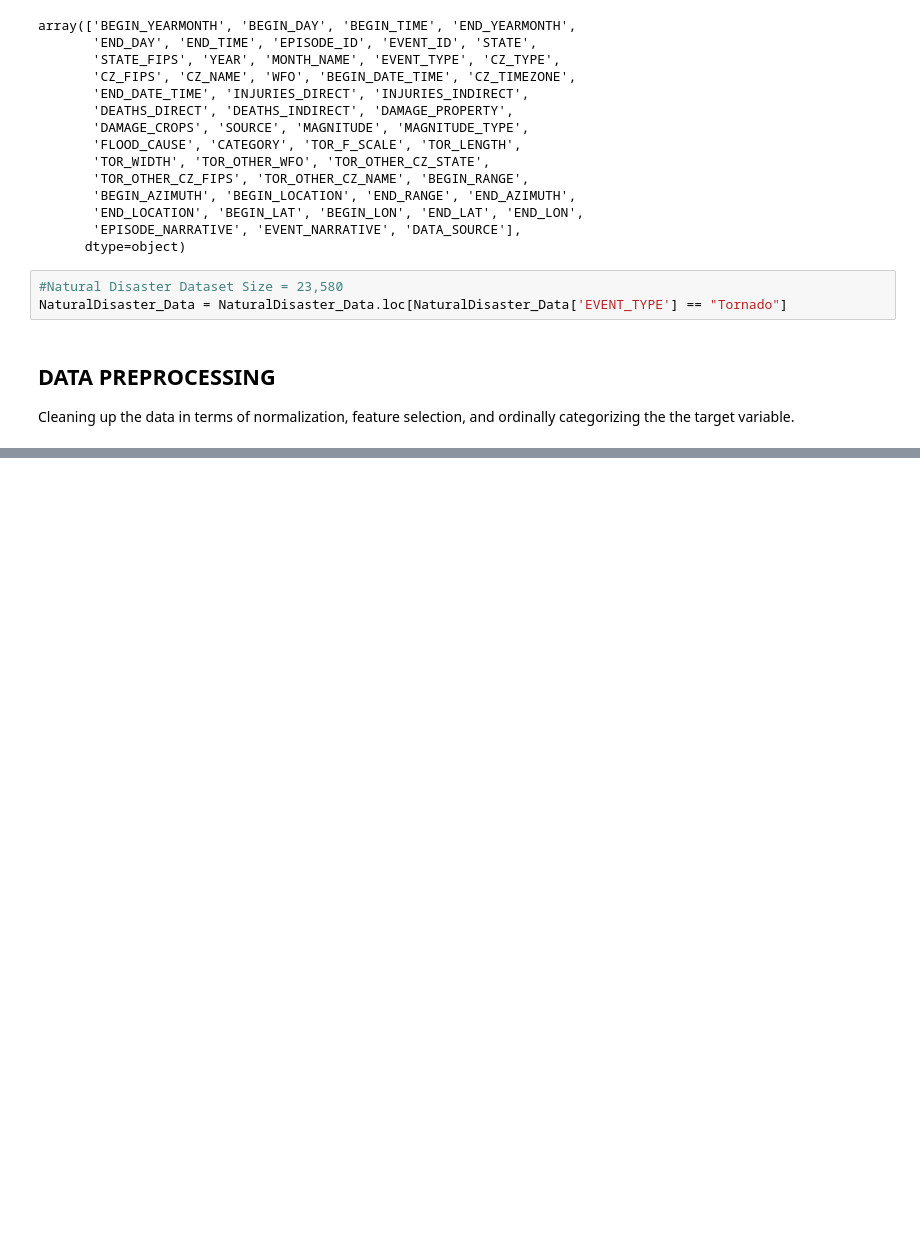
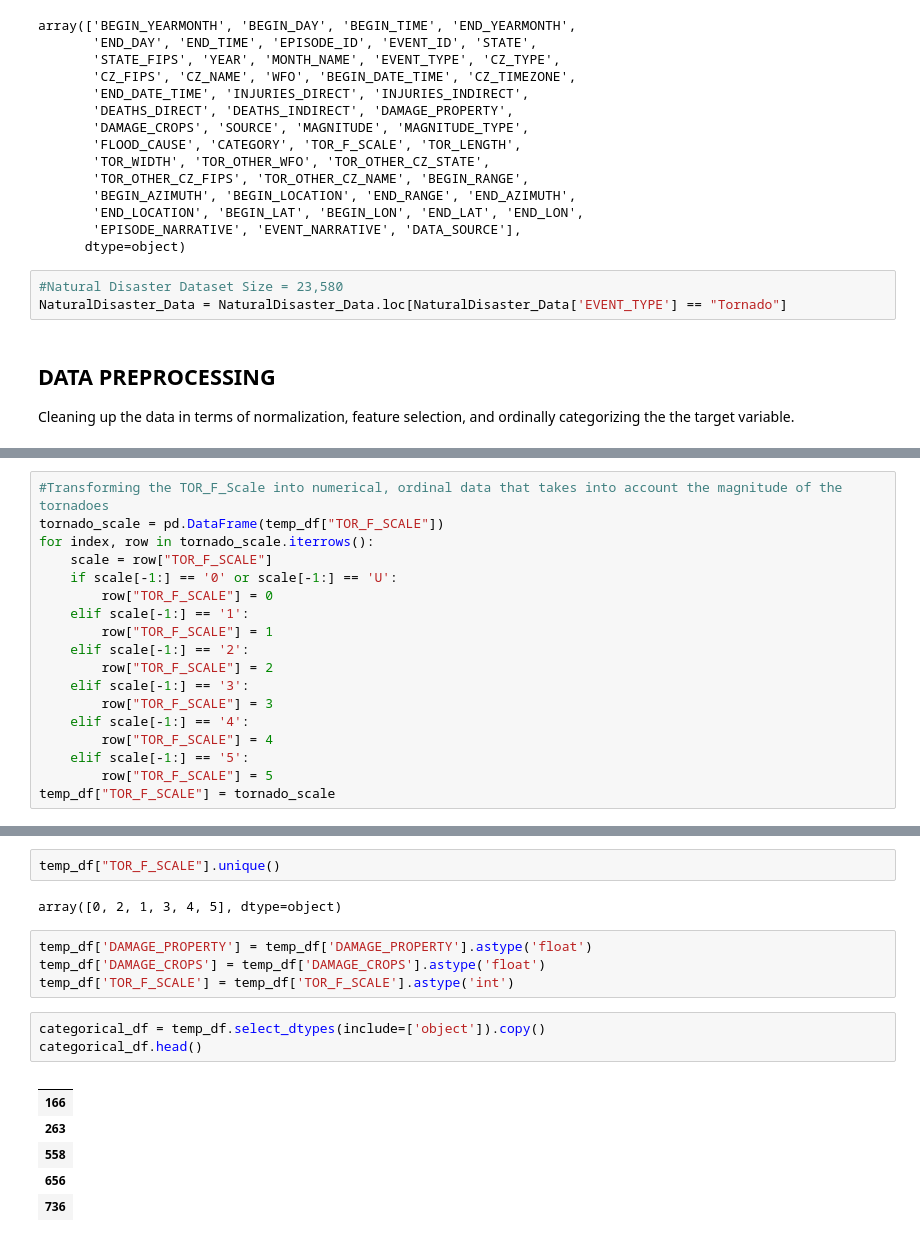
Before and after one commit to DorisSanchez-Velasquez/NaturalDisasterReport, a Jupyter notebook: main.ipynb, the cells around one changed output, grey strips where cells are left out. Saved outputs shown, nothing was run; the diff lists cells and outputs as text; blank space fills up the shorter version.

```diff
--- a/main.ipynb
+++ b/main.ipynb
@@ -60,0 +79,18 @@ dtype: object
+# %%
+#Transforming the TOR_F_Scale into numerical, ordinal data that takes into account the magnitude of the tornadoes
+tornado_scale = pd.DataFrame(temp_df["TOR_F_SCALE"])
+for index, row in tornado_scale.iterrows():
+    scale = row["TOR_F_SCALE"]
+    if scale[-1:] == '0' or scale[-1:] == 'U':
+        row["TOR_F_SCALE"] = 0
+    elif scale[-1:] == '1':
+        row["TOR_F_SCALE"] = 1
+    elif scale[-1:] == '2':
+        row["TOR_F_SCALE"] = 2
+    elif scale[-1:] == '3':
+        row["TOR_F_SCALE"] = 3
+    elif scale[-1:] == '4':
+        row["TOR_F_SCALE"] = 4
+    elif scale[-1:] == '5':
+        row["TOR_F_SCALE"] = 5
+temp_df["TOR_F_SCALE"] = tornado_scale
@@ -60,0 +109,18 @@ dtype: object
+# %%
+temp_df["TOR_F_SCALE"].unique()
+# %% [output]
+array([0, 2, 1, 3, 4, 5], dtype=object)
+# %%
+temp_df['DAMAGE_PROPERTY'] = temp_df['DAMAGE_PROPERTY'].astype('float')
+temp_df['DAMAGE_CROPS'] = temp_df['DAMAGE_CROPS'].astype('float')
+temp_df['TOR_F_SCALE'] = temp_df['TOR_F_SCALE'].astype('int')
+# %%
+categorical_df = temp_df.select_dtypes(include=['object']).copy()
+categorical_df.head()
+# %% [output]
+|  |
+| 166 |
+| 263 |
+| 558 |
+| 656 |
+| 736 |
```
Also changed, not shown: parts of 11 cells of this notebook.
